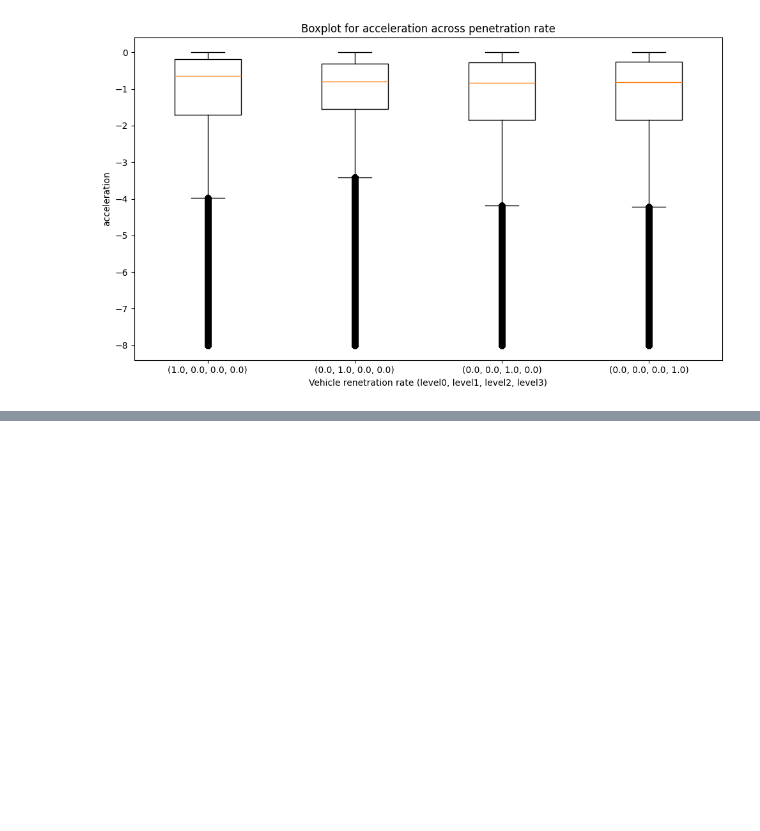
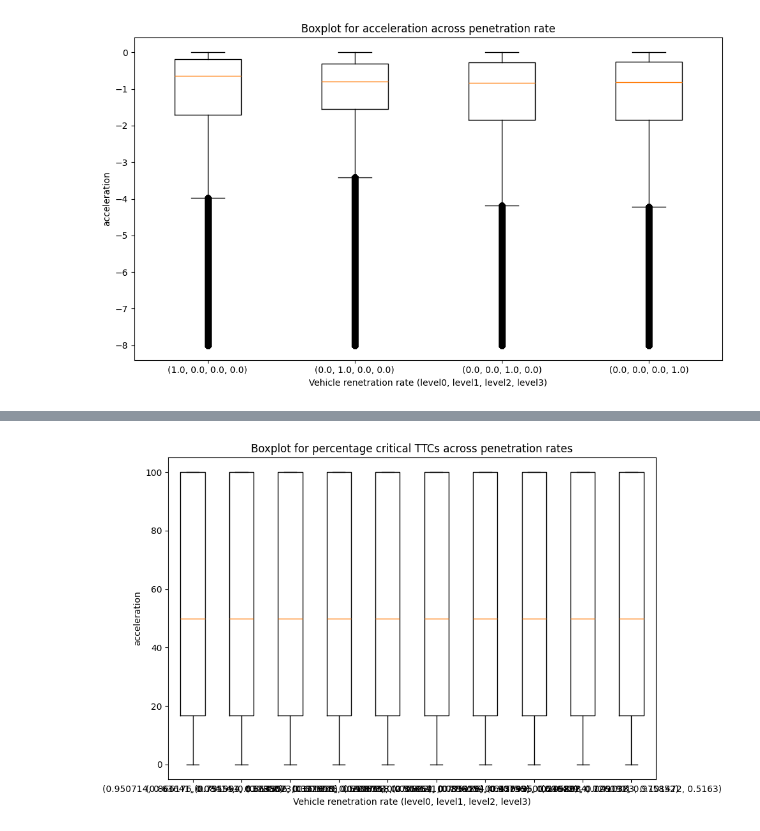
Before and after one commit to J-Poland/GraduationOTS, a Jupyter notebook: thesis_experiments/notebooks/analyse_results_v1.ipynb, the cells around one changed output, grey strips where cells are left out. Cells and saved outputs as stored; diff of their text form; code cells hidden in the pictures; blank space fills up the shorter version.

```diff
--- a/thesis_experiments/notebooks/analyse_results_v1.ipynb
+++ b/thesis_experiments/notebooks/analyse_results_v1.ipynb
@@ -372,3 +401,15 @@ Acceleration:
 [figure]
 Deceleration:
 [figure]
+# %%
+data = {
+    'level0_fraction': [0.374540, 0.950714, 0.731994, 0.598658, 0.156019, 0.155995, 0.058084, 0.866176, 0.601115, 0.708073],
+    'level1_fraction': [0.031429, 0.636410, 0.314356, 0.508571, 0.907566, 0.249292, 0.410383, 0.755551, 0.228798, 0.076980],
+    'level2_fraction': [0.642032, 0.084140, 0.161629, 0.898554, 0.606429, 0.009197, 0.101472, 0.663502, 0.005062, 0.160808],
+    'level3_fraction': [0.051682, 0.531355, 0.540635, 0.637430, 0.726091, 0.975852, 0.516300, 0.322956, 0.795186, 0.270832],
+    'time': ['2023-01-09', '2023-01-01', '2023-01-01', '2023-01-04', '2023-01-09', '2023-01-01', '2023-01-08', '2023-01-02', '2023-01-03', '2023-01-06'],
+    'critical_ttc': [True, False, False, True, False, True, False, True, False, True]
+}
+
+df_test_ttc = pd.DataFrame(data)
+print(df_test_ttc)
@@ -374,0 +434,43 @@ Deceleration:
+# %%
+def percentage_critical_ttc(df):
+    penetration_columns = ['level0_fraction', 'level1_fraction', 'level2_fraction', 'level3_fraction']
+    required_columns = ['time', 'critical_ttc']
+    df_required = df[penetration_columns + required_columns]
+
+    # groupby penetration rates
+    grouped_df = df_required.groupby(['level0_fraction', 'level1_fraction', 'level2_fraction', 'level3_fraction'])
+    group_order = sorted(grouped_df.groups.keys(), key=lambda x: (x[0], x[1], x[2], x[3]), reverse=True)
+
+    # show boxplots
+    fig, ax = plt.subplots(figsize=(10, 6))
+    box_data = []
+    box_labels = []
+
+    # loop through each group and collect data for acceleration
+    for name in group_order:
+        group = grouped_df.get_group(name)
+        # aggregate dataframe by time
+        df_count_by_time = df_required.groupby('time').agg({'critical_ttc': ['sum', 'count'],}).reset_index()
+        # flatten the multi-level columns
+        df_count_by_time.columns = ['time', 'true_count', 'total_count']
+        # calculate percentage
+        df_percentage = df_count_by_time.copy()
+        df_percentage['percentage_critical_ttc'] = df_percentage['true_count'] / df_percentage['total_count'] * 100
+
+        # add to boxplot data
+        box_data.append(df_percentage['percentage_critical_ttc'].values)
+        box_labels.append(f'{name}')
+
+    # create boxplot
+    ax.boxplot(box_data, tick_labels=box_labels)
+    ax.set_title(f'Boxplot for percentage critical TTCs across penetration rates')
+    ax.set_xlabel('Vehicle renetration rate (level0, level1, level2, level3)')
+    ax.set_ylabel('acceleration')
+
+    # display boxplot
+    plt.tight_layout()
+    plt.show()
+
+percentage_critical_ttc(df_test_ttc)
+# %% [output]
+[figure, added]
```
Also changed, not shown: parts of 10 cells of this notebook, 1 other file.
